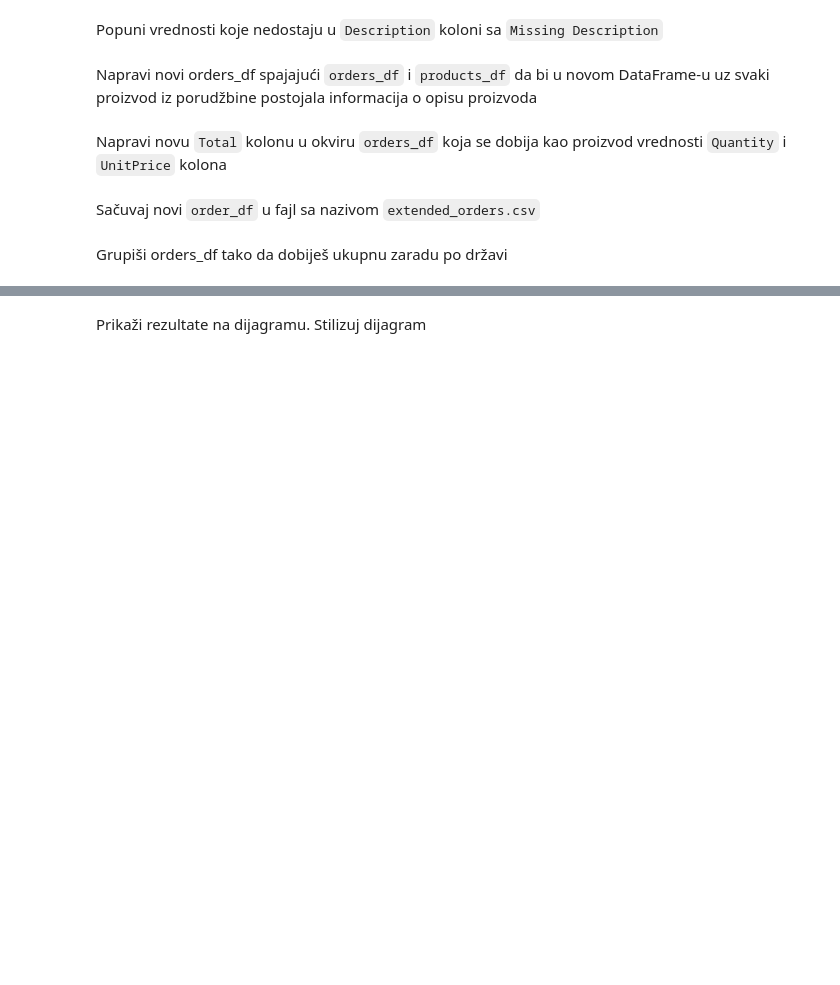
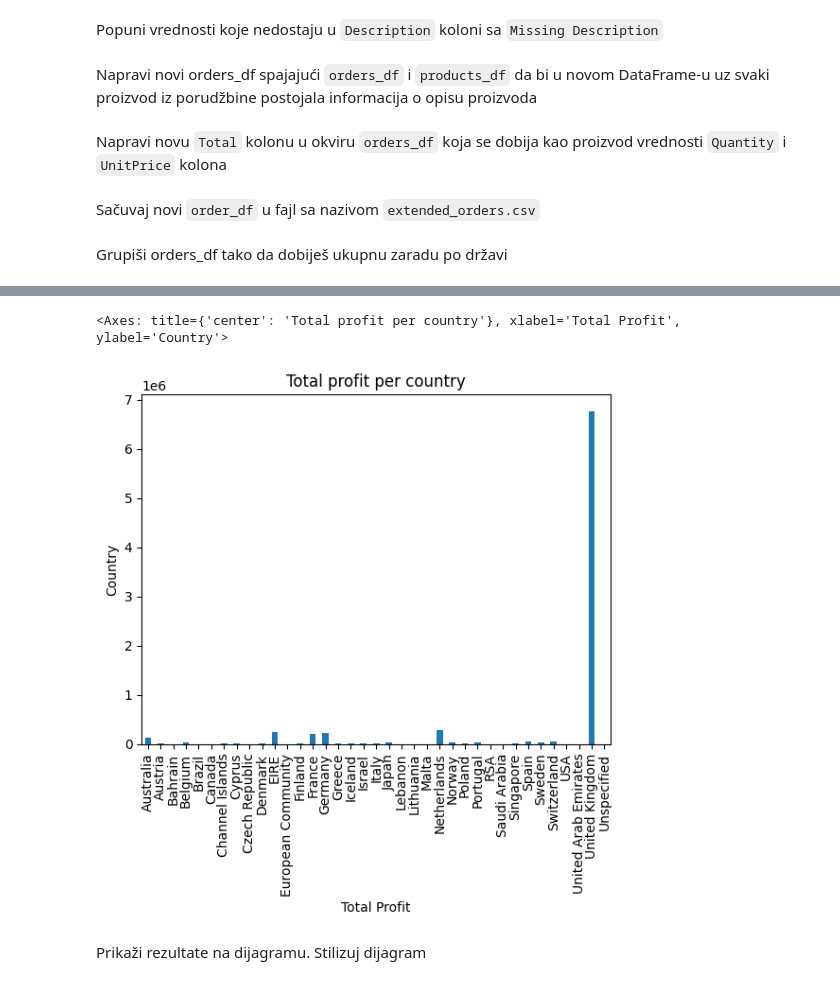
Before and after one commit to TLazarevic/data-analysis-lab, a Jupyter notebook: zadaci.ipynb, the cells around one changed output, grey strips where cells are left out. Saved outputs shown, nothing was run; the diff lists cells and outputs as text; code cells hidden in the pictures; blank space fills up the shorter version.

````diff
--- a/zadaci.ipynb
+++ b/zadaci.ipynb
@@ -19,8 +79,20 @@
 # %% [markdown]
 Popuni vrednosti koje nedostaju u ```Description``` koloni sa ```Missing Description```
+# %%
+products_df["Description"] = products_df["Description"].fillna("Missing Description")
 # %% [markdown]
 Napravi novi orders_df spajajući ```orders_df``` i ```products_df``` da bi u novom DataFrame-u uz svaki proizvod iz porudžbine postojala informacija o opisu proizvoda
+# %%
+orders_df = pd.merge(
+    orders_df,
+    products_df,
+    left_on="StockCode",
+    right_on="StockCode",
+    how="left"
+)
 # %% [markdown]
 Napravi novu ```Total``` kolonu u okviru ```orders_df``` koja se dobija kao proizvod vrednosti ```Quantity``` i ```UnitPrice``` kolona
+# %%
+orders_df["Total"] = orders_df["Quantity"] * orders_df["UnitPrice"]
 # %% [markdown]
 Sačuvaj novi ```order_df``` u fajl sa nazivom ```extended_orders.csv```
@@ -27,2 +101,5 @@
 # %% [markdown]
 Grupiši orders_df tako da dobiješ ukupnu zaradu po državi
+# %%
+profit_per_country_df = orders_df.groupby("Country")["Total"].sum()
+profit_per_country_df
@@ -29,2 +124,13 @@ Grupiši orders_df tako da dobiješ ukupnu zaradu po državi
+# %%
+profit_per_country_df.plot.bar(
+    x="Country",
+    y="Total",
+    title="Total profit per country",
+    ylabel="Country",
+    xlabel="Total Profit"
+)
+# %% [output]
+<Axes: title={'center': 'Total profit per country'}, xlabel='Total Profit', ylabel='Country'>
+[figure, added]
 # %% [markdown]
 Prikaži rezultate na dijagramu. Stilizuj dijagram
````
Also changed, not shown: parts of 9 cells of this notebook, 1 other file.
